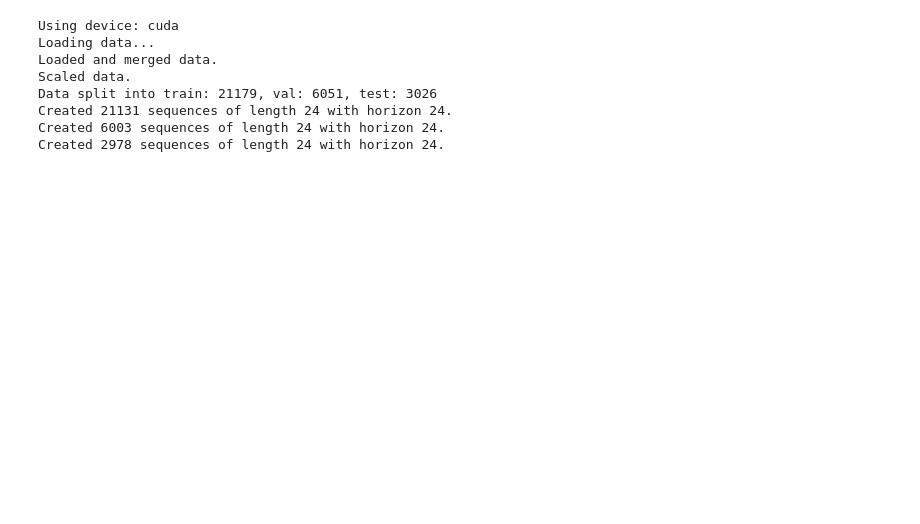
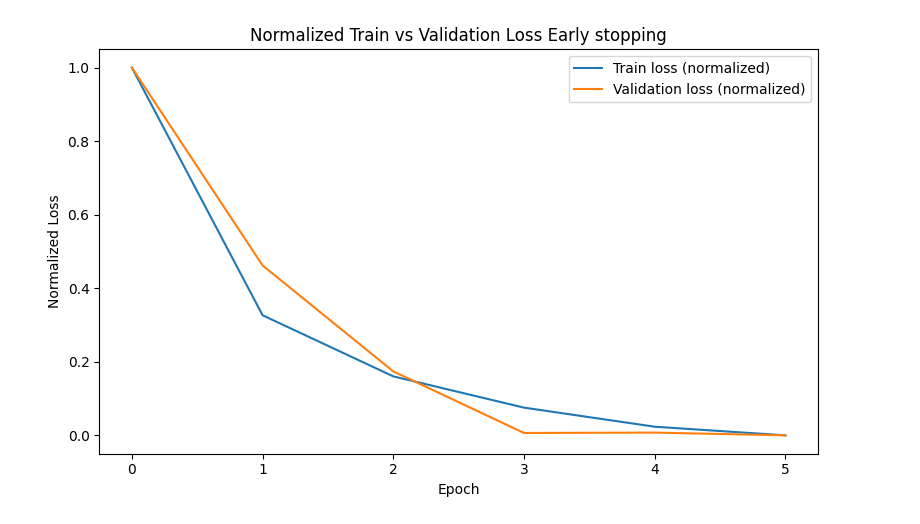
Before and after one commit to JanaJankovic/local-stlf, a Jupyter notebook: autoformer/main.ipynb, the cells around one changed output. Saved outputs shown, nothing was run; the diff lists cells and outputs as text; code cells hidden in the pictures; blank space fills up the shorter version.

```diff
--- a/autoformer/main.ipynb
+++ b/autoformer/main.ipynb
@@ -64,53 +0,0 @@ def evaluate_model(model, dataloader, y_true, device):
-# %%
-device = torch.device("cuda" if torch.cuda.is_available() else "cpu")
-print(f"Using device: {device}")
-
-print("Loading data...")
-df_load = pd.read_csv('mm79158.csv', parse_dates=['ts'])
-df_weather = pd.read_csv('slovenia_hourly_weather.csv', parse_dates=['datetime'])
-df = load_data(df_load, df_weather)
-
-scaler = MinMaxScaler()
-scaled_data = scaler.fit_transform(df[['load_kWh', 'temperature_2m', 'relative_humidity_2m',
-                                        'windspeed_10m', 'winddirection_10m', 'precipitation']])
-print("Scaled data.")
-
-split_1 = int(0.7 * len(scaled_data))
-split_2 = int(0.9 * len(scaled_data))
-train_data, val_data, test_data = scaled_data[:split_1], scaled_data[split_1:split_2], scaled_data[split_2:]
-print(f"Data split into train: {len(train_data)}, val: {len(val_data)}, test: {len(test_data)}")
-
-seq_len = 24
-horizon = 24
-
-X_train_l, X_train_w_hist, X_train_w_fore, y_train = create_sequences(train_data, seq_len, horizon)
-X_val_l, X_val_w_hist, X_val_w_fore, y_val = create_sequences(val_data, seq_len, horizon)
-X_test_l, X_test_w_hist, X_test_w_fore, y_test = create_sequences(test_data, seq_len, horizon)
-
-# Convert to tensors
-train_ds = TensorDataset(torch.tensor(X_train_l).unsqueeze(1).float(),
-                            torch.tensor(X_train_w_hist).float(),
-                            torch.tensor(X_train_w_fore).float(),
-                            torch.tensor(y_train).float())
-
-val_ds = TensorDataset(torch.tensor(X_val_l).unsqueeze(1).float(),
-                        torch.tensor(X_val_w_hist).float(),
-                        torch.tensor(X_val_w_fore).float(),
-                        torch.tensor(y_val).float())
-
-test_ds = TensorDataset(torch.tensor(X_test_l).unsqueeze(1).float(),
-                        torch.tensor(X_test_w_hist).float(),
-                        torch.tensor(X_test_w_fore).float())
-
-train_loader = DataLoader(train_ds, batch_size=256, shuffle=False)
-val_loader = DataLoader(val_ds, batch_size=256)
-test_loader = DataLoader(test_ds, batch_size=256)
-# %% [output]
-Using device: cuda
-Loading data...
-Loaded and merged data.
-Scaled data.
-Data split into train: 21179, val: 6051, test: 3026
-Created 21131 sequences of length 24 with horizon 24.
-Created 6003 sequences of length 24 with horizon 24.
-Created 2978 sequences of length 24 with horizon 24.
@@ -126,0 +8,27 @@ evaluate_model(model, test_loader, test_y_tensor.numpy(), device)
+# %%
+df = pd.read_csv('training_log.csv')
+df = df[df['batch'] == 'avg']
+
+df['val_loss'] = df['val_loss'].astype(float)
+df['train_loss'] = df['train_loss'].astype(float)
+
+# Min-max normalization
+train_min = df['train_loss'].min()
+train_max = df['train_loss'].max()
+val_min = df['val_loss'].min()
+val_max = df['val_loss'].max()
+
+df['train_loss_norm'] = (df['train_loss'] - train_min) / (train_max - train_min)
+df['val_loss_norm'] = (df['val_loss'] - val_min) / (val_max - val_min)
+
+plt.figure(figsize=(8, 5))
+plt.plot(df['train_loss_norm'].values, label="Train loss (normalized)", )
+plt.plot(df['val_loss_norm'].values, label="Validation loss (normalized)")
+plt.title("Normalized Train vs Validation Loss Early stopping")
+plt.xlabel("Epoch")
+plt.ylabel("Normalized Loss")
+plt.legend()
+plt.tight_layout()
+plt.show()
+# %% [output]
+[figure, added]
```
Also changed, not shown: parts of 16 cells of this notebook, 6 other files.
